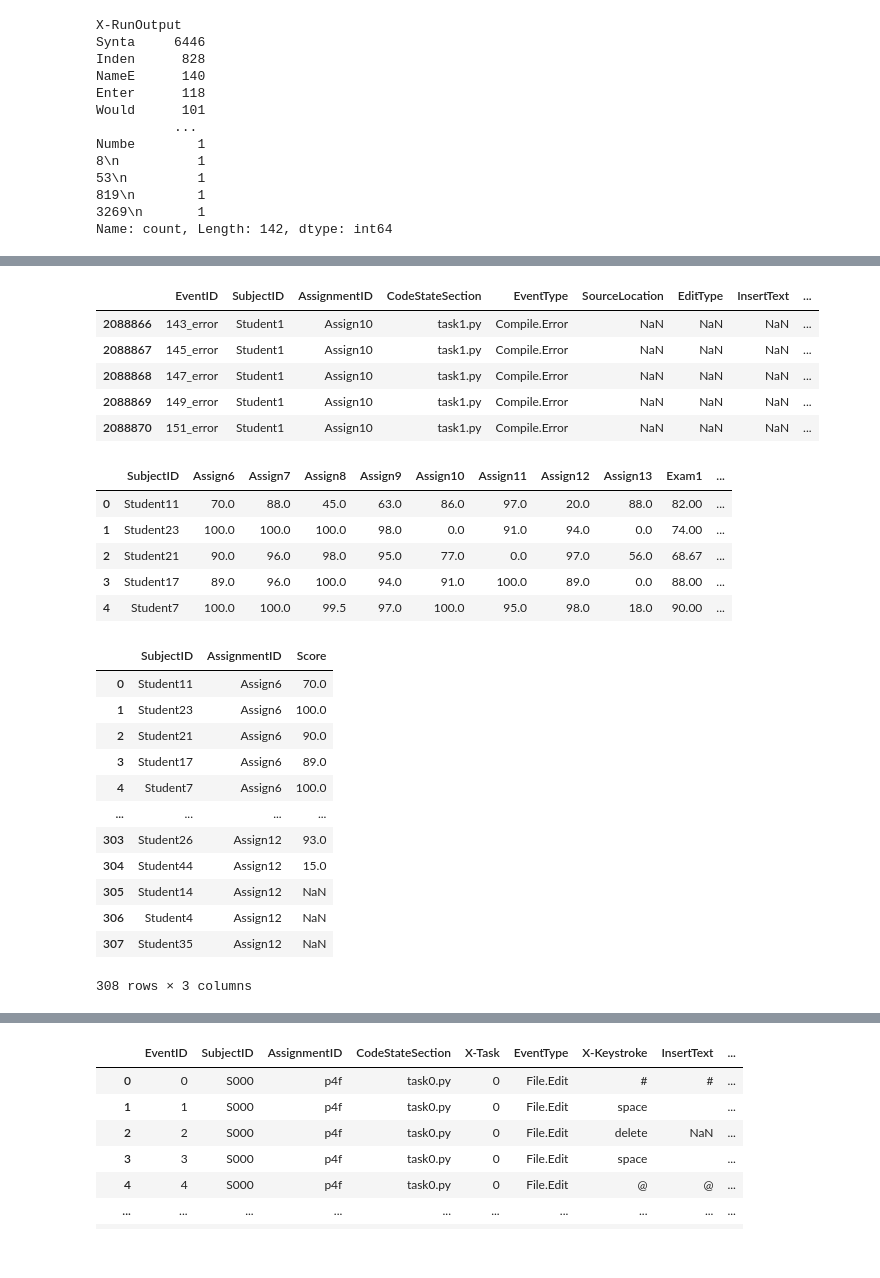
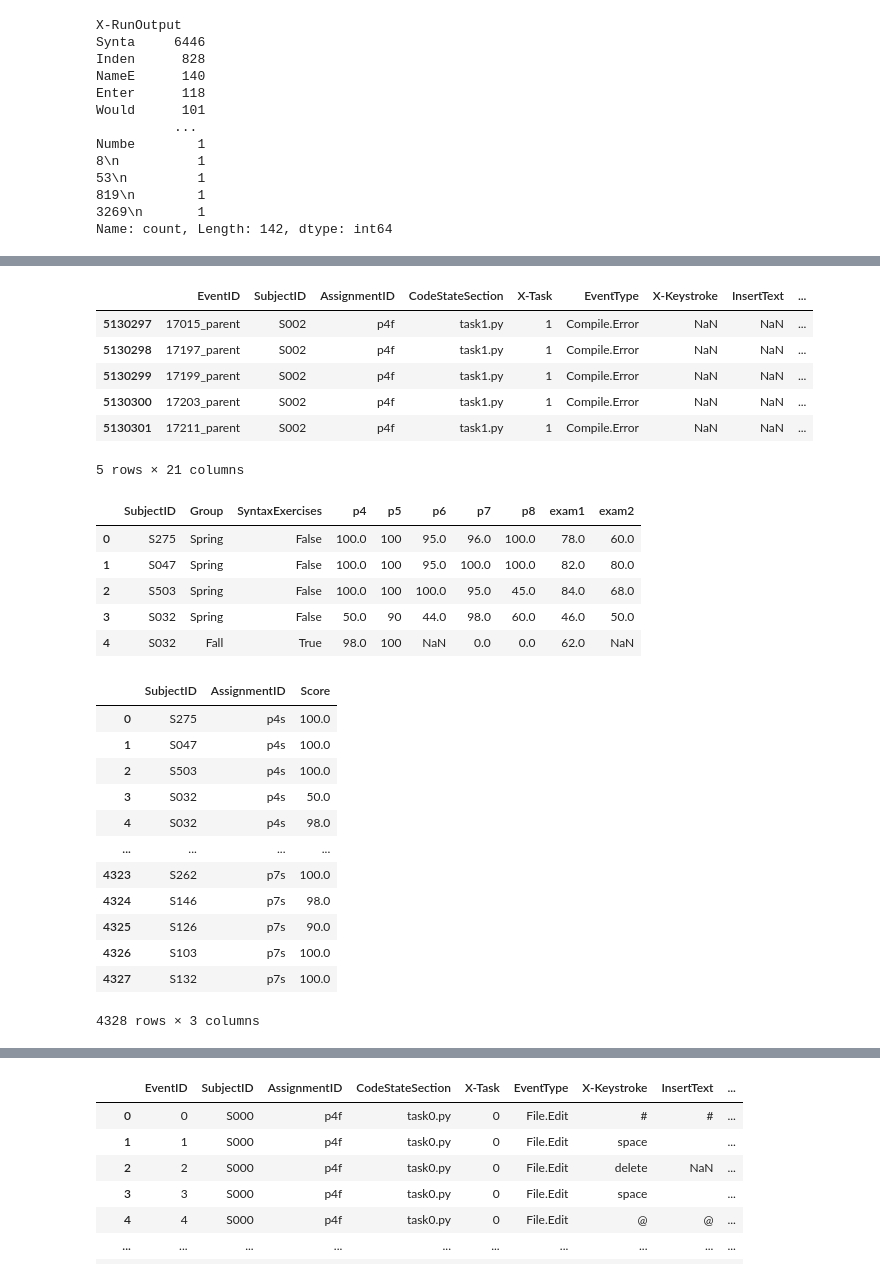
Before and after one commit to CSSPLICE/ProgSnapToolkit, a Jupyter notebook: src/converters/edwards2019.ipynb, the cells around one changed output, grey strips where cells are left out. Drawn from its saved outputs; the diff is of its cells as text; code cells hidden in the pictures.

```diff
--- a/src/converters/edwards2019.ipynb
+++ b/src/converters/edwards2019.ipynb
@@ -150,47 +131,53 @@ events_with_errors = pd.concat([keystrokes, error_events], ignore_index=True)
 # %%
-events_with_errors[events_with_errors.CompileMessageData.notna()].head()
+events_with_errors[events_with_errors.CompileMessageType.notna()].head()
 # %% [output]
-|  | EventID | SubjectID | AssignmentID | CodeStateSection | EventType | SourceLocation | EditType | InsertText | ... |
-| 2088866 | 143_error | Student1 | Assign10 | task1.py | Compile.Error | NaN | NaN | NaN | ... |
-| 2088867 | 145_error | Student1 | Assign10 | task1.py | Compile.Error | NaN | NaN | NaN | ... |
-| 2088868 | 147_error | Student1 | Assign10 | task1.py | Compile.Error | NaN | NaN | NaN | ... |
-| 2088869 | 149_error | Student1 | Assign10 | task1.py | Compile.Error | NaN | NaN | NaN | ... |
-| 2088870 | 151_error | Student1 | Assign10 | task1.py | Compile.Error | NaN | NaN | NaN | ... |
+|  | EventID | SubjectID | AssignmentID | CodeStateSection | X-Task | EventType | X-Keystroke | InsertText | ... |
+| 5130297 | 17015_parent | S002 | p4f | task1.py | 1 | Compile.Error | NaN | NaN | ... |
+| 5130298 | 17197_parent | S002 | p4f | task1.py | 1 | Compile.Error | NaN | NaN | ... |
+| 5130299 | 17199_parent | S002 | p4f | task1.py | 1 | Compile.Error | NaN | NaN | ... |
+| 5130300 | 17203_parent | S002 | p4f | task1.py | 1 | Compile.Error | NaN | NaN | ... |
+| 5130301 | 17211_parent | S002 | p4f | task1.py | 1 | Compile.Error | NaN | NaN | ... |
+5 rows × 21 columns
 # %%
 grades = pd.read_csv(os.path.join(base_dir, 'students.csv'))
-grades.drop(columns=['Unnamed: 0'], inplace=True)
-link_subject_path = os.path.join(base_dir, '..', '..', '2021', 'LinkTables', 'Subject.csv')
+link_subject_path = os.path.join(base_dir, '..', '..', '2019', 'LinkTables', 'Subject.csv')
 # create dir if not exists
 os.makedirs(os.path.dirname(link_subject_path), exist_ok=True)
 grades.to_csv(link_subject_path, index=False)
 
 grades.head()
 # %% [output]
-|  | SubjectID | Assign6 | Assign7 | Assign8 | Assign9 | Assign10 | Assign11 | Assign12 | Assign13 | Exam1 | ... |
-| 0 | Student11 | 70.0 | 88.0 | 45.0 | 63.0 | 86.0 | 97.0 | 20.0 | 88.0 | 82.00 | ... |
-| 1 | Student23 | 100.0 | 100.0 | 100.0 | 98.0 | 0.0 | 91.0 | 94.0 | 0.0 | 74.00 | ... |
-| 2 | Student21 | 90.0 | 96.0 | 98.0 | 95.0 | 77.0 | 0.0 | 97.0 | 56.0 | 68.67 | ... |
-| 3 | Student17 | 89.0 | 96.0 | 100.0 | 94.0 | 91.0 | 100.0 | 89.0 | 0.0 | 88.00 | ... |
-| 4 | Student7 | 100.0 | 100.0 | 99.5 | 97.0 | 100.0 | 95.0 | 98.0 | 18.0 | 90.00 | ... |
+|  | SubjectID | Group | SyntaxExercises | p4 | p5 | p6 | p7 | p8 | exam1 | exam2 |
+| 0 | S275 | Spring | False | 100.0 | 100 | 95.0 | 96.0 | 100.0 | 78.0 | 60.0 |
+| 1 | S047 | Spring | False | 100.0 | 100 | 95.0 | 100.0 | 100.0 | 82.0 | 80.0 |
+| 2 | S503 | Spring | False | 100.0 | 100 | 100.0 | 95.0 | 45.0 | 84.0 | 68.0 |
+| 3 | S032 | Spring | False | 50.0 | 90 | 44.0 | 98.0 | 60.0 | 46.0 | 50.0 |
+| 4 | S032 | Fall | True | 98.0 | 100 | NaN | 0.0 | 0.0 | 62.0 | NaN |
 # %%
-assignment_cols = [f"Assign{i}" for i in range(6, 13)]
+assignment_cols = [f"p{i}" for i in range(4, 8)]
+assignment_cols_s = [col + "s" for col in assignment_cols]
+assignment_cols_f = [col + "s" for col in assignment_cols]
 assignment_grades = grades[[Cols.SubjectID] + assignment_cols].copy()
+for i in range(len(assignment_cols)):
+    assignment_grades[assignment_cols_s[i]] = assignment_grades[assignment_cols[i]]
+    assignment_grades[assignment_cols_f[i]] = assignment_grades[assignment_cols[i]]
+assignment_grades = assignment_grades[[Cols.SubjectID] + assignment_cols_s + assignment_cols_f]
 assignment_grades = assignment_grades.melt(id_vars=Cols.SubjectID, var_name=Cols.AssignmentID, value_name=Cols.Score)
 assignment_grades
 # %% [output]
 |  | SubjectID | AssignmentID | Score |
-| 0 | Student11 | Assign6 | 70.0 |
-| 1 | Student23 | Assign6 | 100.0 |
-| 2 | Student21 | Assign6 | 90.0 |
-| 3 | Student17 | Assign6 | 89.0 |
-| 4 | Student7 | Assign6 | 100.0 |
+| 0 | S275 | p4s | 100.0 |
+| 1 | S047 | p4s | 100.0 |
+| 2 | S503 | p4s | 100.0 |
+| 3 | S032 | p4s | 50.0 |
+| 4 | S032 | p4s | 98.0 |
 | ... | ... | ... | ... |
-| 303 | Student26 | Assign12 | 93.0 |
-| 304 | Student44 | Assign12 | 15.0 |
-| 305 | Student14 | Assign12 | NaN |
-| 306 | Student4 | Assign12 | NaN |
-| 307 | Student35 | Assign12 | NaN |
+| 4323 | S262 | p7s | 100.0 |
+| 4324 | S146 | p7s | 98.0 |
+| 4325 | S126 | p7s | 90.0 |
+| 4326 | S103 | p7s | 100.0 |
+| 4327 | S132 | p7s | 100.0 |
-308 rows × 3 columns
+4328 rows × 3 columns
 # %%
 import numpy as np
 
```
Also changed, not shown: parts of 36 cells of this notebook, 3 other files.
